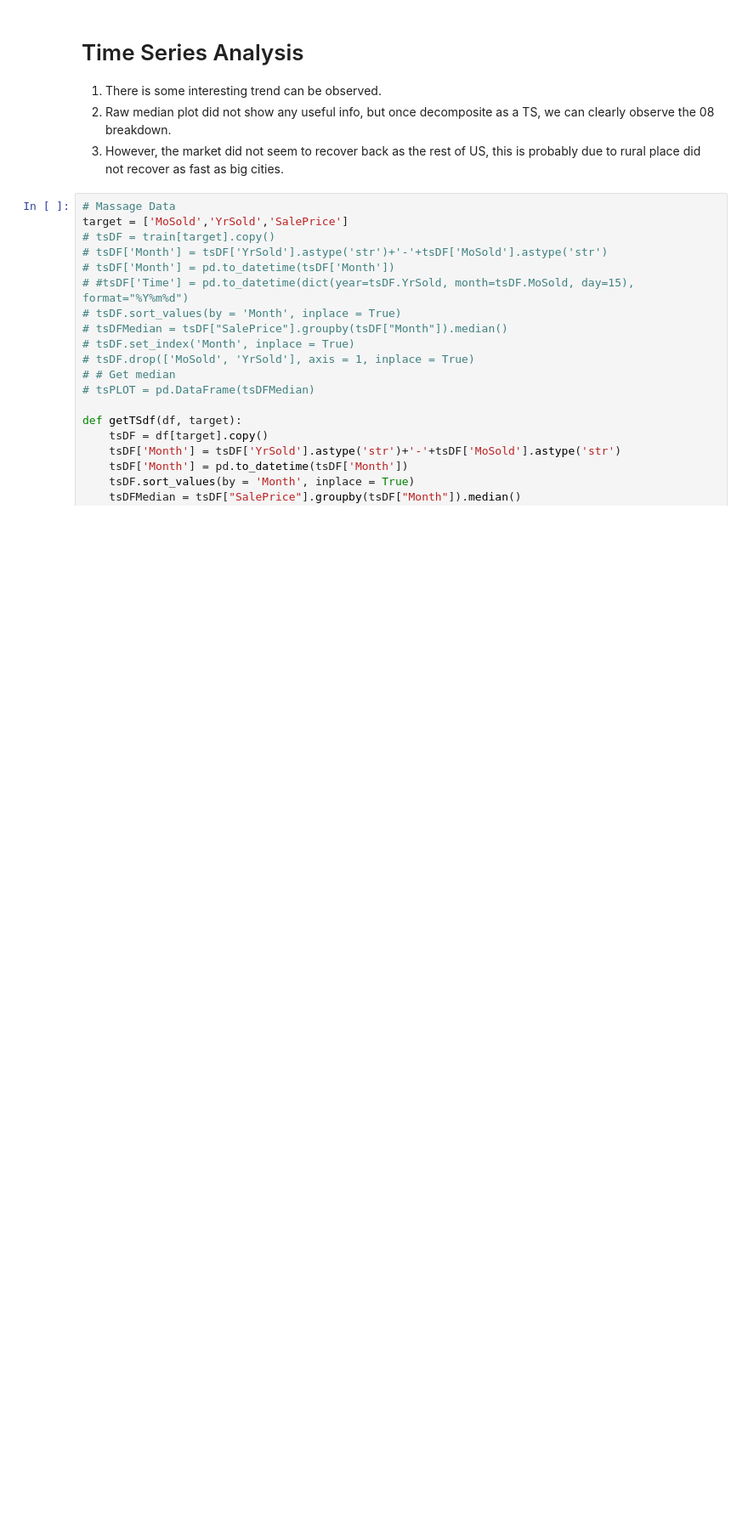
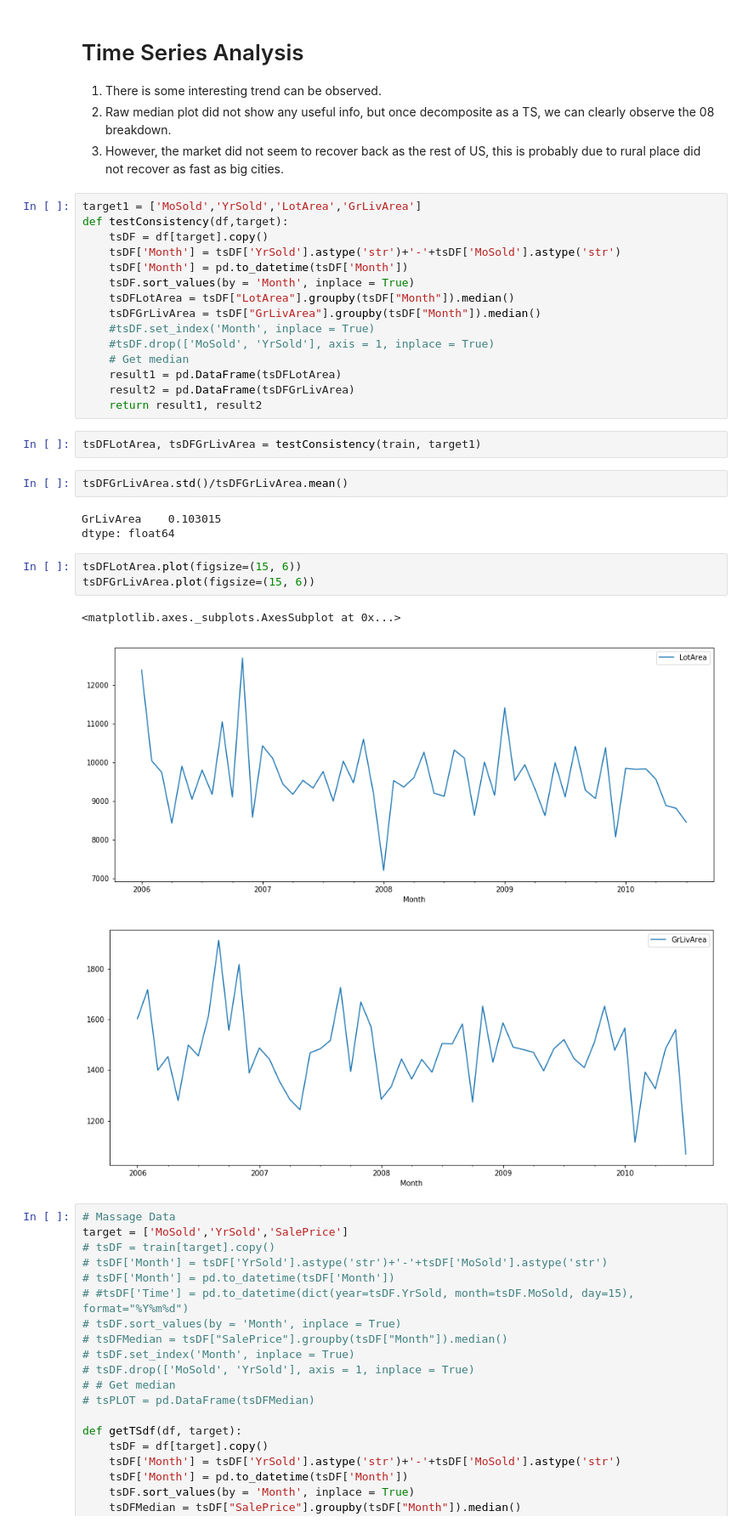
Before and after one commit to wonderlives/House-Prices-Advanced-Regression-Techniques, a Jupyter notebook: [Roger]DataClean&FeatureEngSelect&Clustering.ipynb, the cells around one changed output. Shown at 85% size. Cells and saved outputs as stored; diff of their text form; blank space fills up the shorter version.

```diff
--- a/[Roger]DataClean&FeatureEngSelect&Clustering.ipynb
+++ b/[Roger]DataClean&FeatureEngSelect&Clustering.ipynb
@@ -577,6 +625,35 @@ testLog.to_csv("test_119feats_Dense_OutlierFree_LogTransform.csv")
 1. There is some interesting trend can be observed.
 2. Raw median plot did not show any useful info, but once decomposite as a TS, we can clearly observe the 08 breakdown.
 3. However, the market did not seem to recover back as the rest of US, this is probably due to rural place did not recover as fast as big cities.
+# %%
+target1 = ['MoSold','YrSold','LotArea','GrLivArea']
+def testConsistency(df,target):
+    tsDF = df[target].copy()
+    tsDF['Month'] = tsDF['YrSold'].astype('str')+'-'+tsDF['MoSold'].astype('str')
+    tsDF['Month'] = pd.to_datetime(tsDF['Month'])
+    tsDF.sort_values(by = 'Month', inplace = True)
+    tsDFLotArea = tsDF["LotArea"].groupby(tsDF["Month"]).median()
+    tsDFGrLivArea = tsDF["GrLivArea"].groupby(tsDF["Month"]).median()
+    #tsDF.set_index('Month', inplace = True)
+    #tsDF.drop(['MoSold', 'YrSold'], axis = 1, inplace = True)
+    # Get median
+    result1 = pd.DataFrame(tsDFLotArea)
+    result2 = pd.DataFrame(tsDFGrLivArea)
+    return result1, result2
+# %%
+tsDFLotArea, tsDFGrLivArea = testConsistency(train, target1)
+# %%
+tsDFGrLivArea.std()/tsDFGrLivArea.mean()
+# %% [output]
+GrLivArea    0.103015
+dtype: float64
+# %%
+tsDFLotArea.plot(figsize=(15, 6))
+tsDFGrLivArea.plot(figsize=(15, 6))
+# %% [output]
+<matplotlib.axes._subplots.AxesSubplot at 0x...>
+[figure, added]
+[figure, added]
 # %%
 # Massage Data
 target = ['MoSold','YrSold','SalePrice']
```
Also changed, not shown: parts of 14 cells of this notebook, 15 other files.
